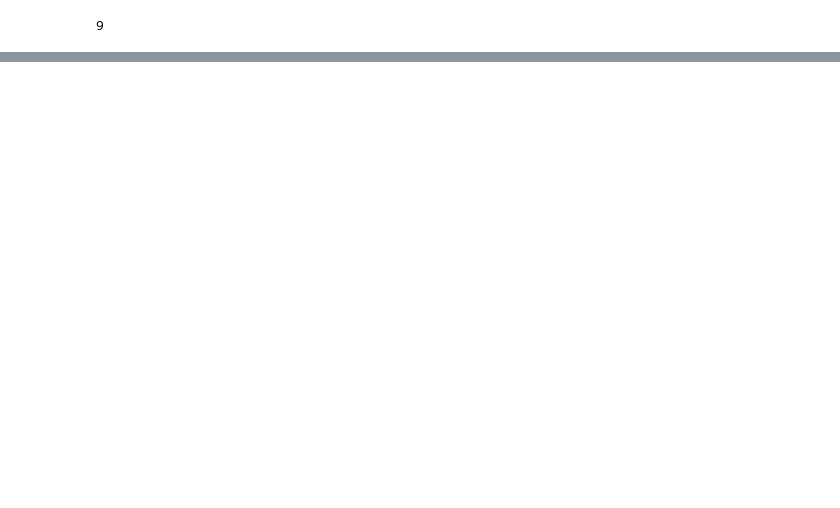
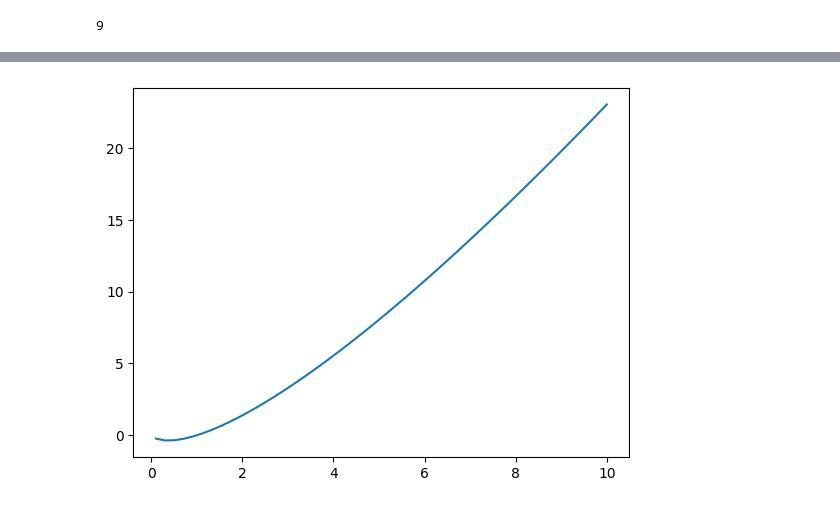
Before and after one commit to phigratio/Machine-Learning, a Jupyter notebook: Numpy.ipynb, the cells around one changed output, grey strips where cells are left out. Drawn from its saved outputs; the diff is of its cells as text; code cells hidden in the pictures; blank space fills up the shorter version.

```diff
--- a/Numpy.ipynb
+++ b/Numpy.ipynb
@@ -260,0 +445,6 @@ print(a1[-1])
+# %%
+y=x*(np.log(x))
+plt.plot(x,y)
+plt.show()
+# %% [output]
+[figure, added]
```
Also changed, not shown: parts of 42 cells of this notebook.
